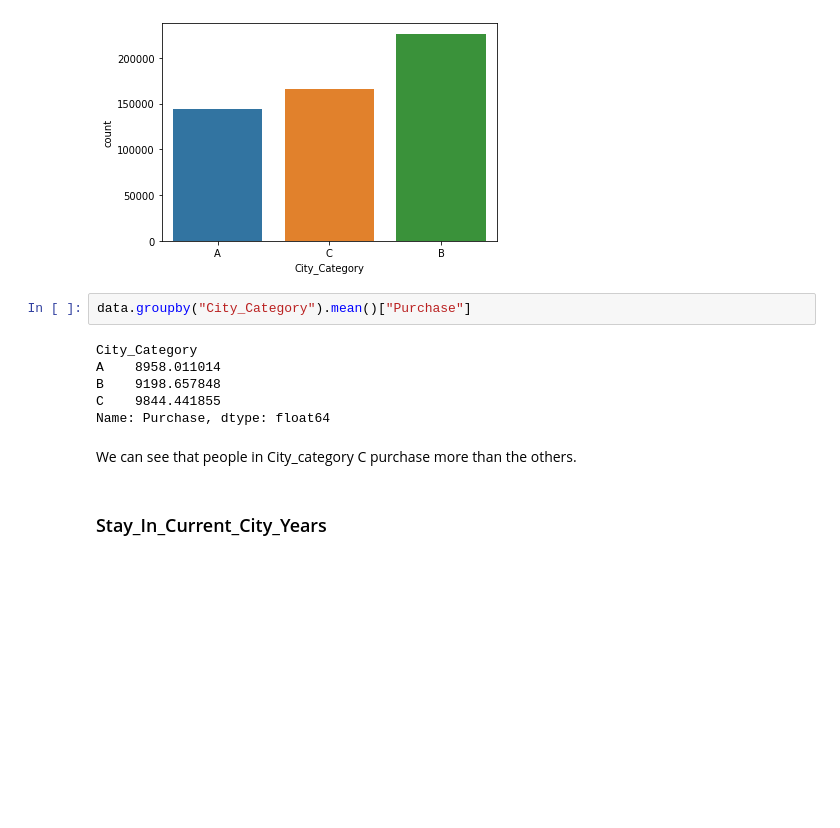
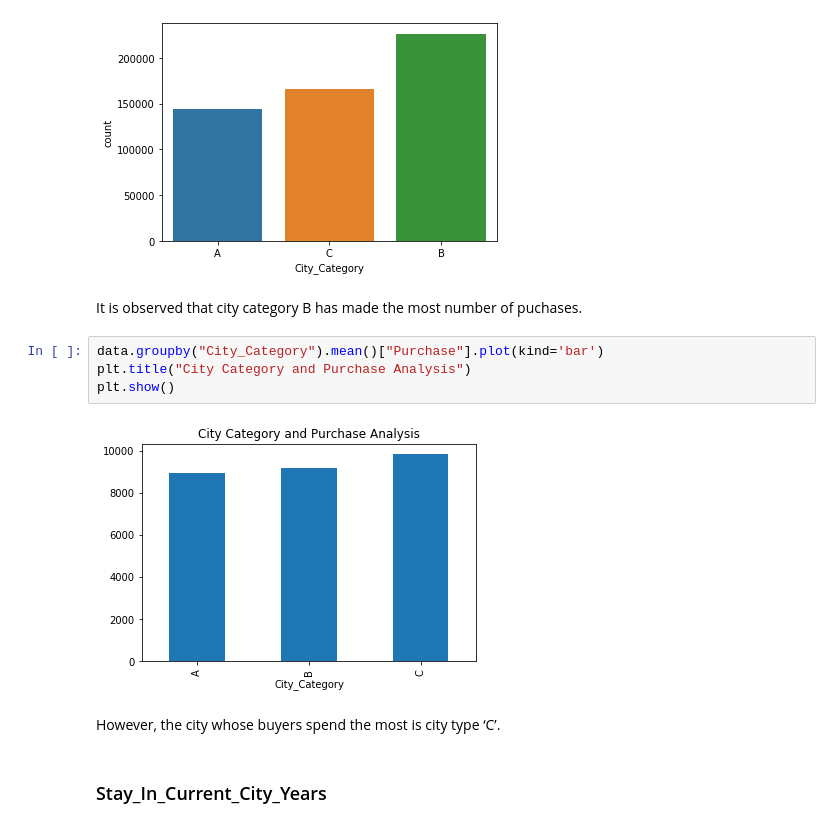
Before and after one commit to nanthasnk/Black-Friday-Sales-Prediction, a Jupyter notebook: Black Friday Sales Prediction.ipynb, the cells around one changed output. Saved outputs shown, nothing was run; the diff lists cells and outputs as text; blank space fills up the shorter version.

```diff
--- a/Black Friday Sales Prediction.ipynb
+++ b/Black Friday Sales Prediction.ipynb
@@ -251,16 +263,16 @@ sns.countplot(data['City_Category'])
 plt.show()
 # %% [output]
 [figure]
+# %% [markdown]
+It is observed that city category B has made the most number of puchases.
 # %%
-data.groupby("City_Category").mean()["Purchase"]
+data.groupby("City_Category").mean()["Purchase"].plot(kind='bar')
+plt.title("City Category and Purchase Analysis")
+plt.show()
 # %% [output]
-City_Category
-A    8958.011014
-B    9198.657848
-C    9844.441855
-Name: Purchase, dtype: float64
+[figure, added]
-# %% [markdown]
-We can see that people in City_category C purchase more than the others.
+# %% [markdown]
+However, the city whose buyers spend the most is city type ‘C’.
 # %% [markdown]
 ### Stay_In_Current_City_Years
 # %%
```
Also changed, not shown: parts of 124 cells of this notebook.
